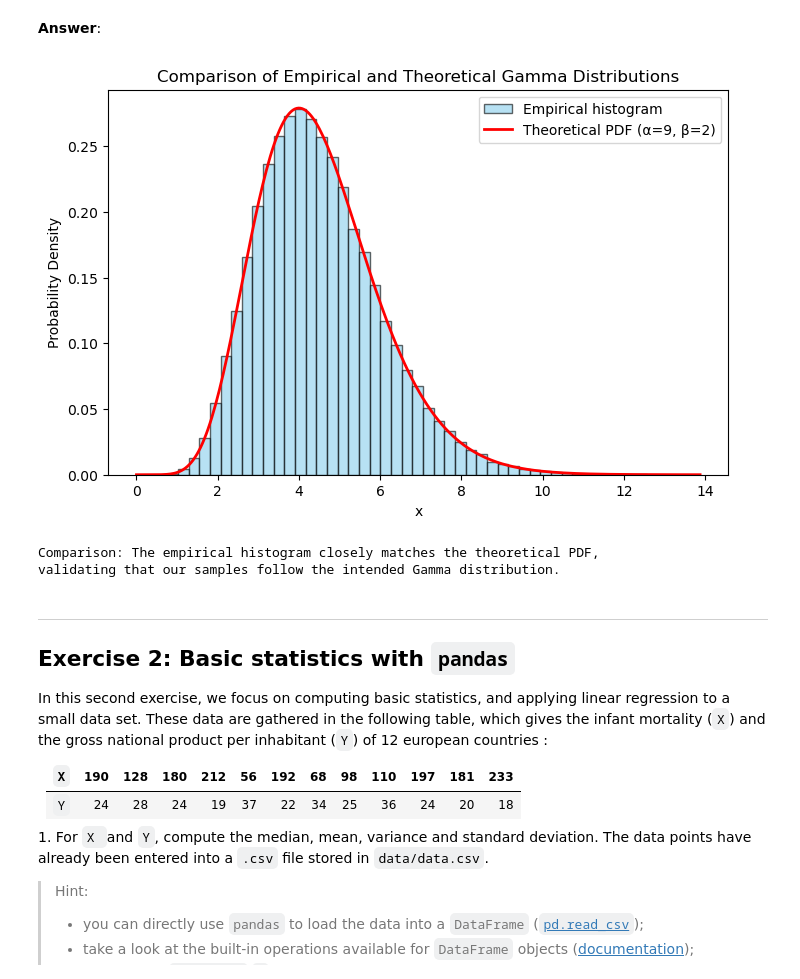
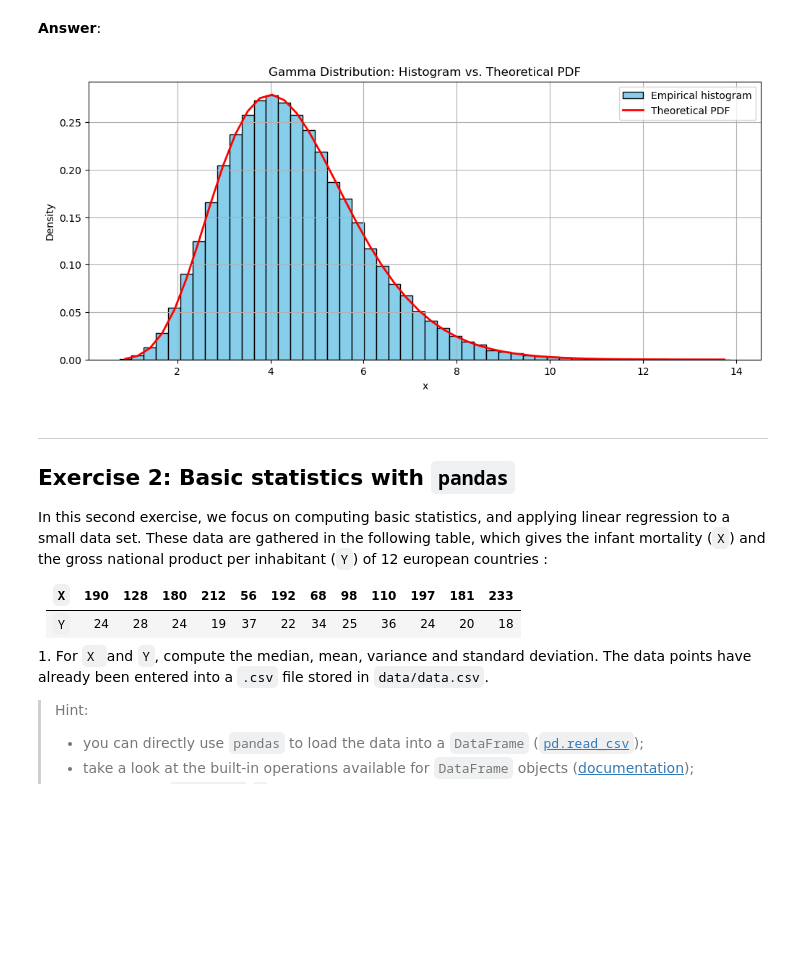
Before and after one commit to antoineamiel/python_sdia, a Jupyter notebook: Labs/Lab2/lab2.ipynb, the cells around one changed output. Drawn from its saved outputs; the diff is of its cells as text; code cells hidden in the pictures; blank space fills up the shorter version.

```diff
--- a/Labs/Lab2/lab2.ipynb
+++ b/Labs/Lab2/lab2.ipynb
@@ -139,35 +128,36 @@ plt.show()
 > - return the bins in which the histogram is computed, and evaluate the pdf on those points.
 # %% [markdown]
 **Answer**:
-# %%
-import matplotlib.pyplot as plt
-
-# Create new figure
-plt.figure(figsize=(8,5))
-
-# Plot histogram
-plt.hist(samples, bins=50, density=True, alpha=0.6, color="skyblue", edgecolor="black", label="Empirical histogram")
-
-# Plot theoretical PDF
-plt.plot(x, pdf, "r-", lw=2, label=f"Theoretical PDF (α={alpha}, β={beta})")
-
-# Labels & title
-plt.title("Comparison of Empirical and Theoretical Gamma Distributions")
-plt.xlabel("x")
-plt.ylabel("Probability Density")
-plt.legend()
-
-# Save figure
-plt.savefig("gamma_distribution.png", dpi=300, bbox_inches='tight')
-plt.show()
-
-# Brief comparison comment
-print("\nComparison: The empirical histogram closely matches the theoretical PDF,")
-print("validating that our samples follow the intended Gamma distribution.")
-# %% [output]
-[figure, removed]
-Comparison: The empirical histogram closely matches the theoretical PDF,
-validating that our samples follow the intended Gamma distribution.
+# %%
+from scipy.stats import gamma
+
+rng = np.random.default_rng(42)
+samples = rng.gamma(shape=alpha, scale=scale, size=n_samples)
+
+plt.figure(figsize=(12, 5))
+count, bins, _ = plt.hist(
+    samples,
+    bins=50,
+    density=True,
+    color="skyblue",
+    edgecolor="black",
+    label="Empirical histogram"
+)
+
+bin_centers = 0.5 * (bins[1:] + bins[:-1])
+pdf_vals = gamma.pdf(bin_centers, a=alpha, scale=scale)
+
+plt.plot(bin_centers, pdf_vals, "r-", lw=2, label="Theoretical PDF")
+plt.title("Gamma Distribution: Histogram vs. Theoretical PDF")
+plt.xlabel("x")
+plt.ylabel("Density")
+plt.legend()
+plt.grid(True)
+
+plt.savefig("gamma_histogram_vs_pdf.png", dpi=300)
+plt.show()
+# %% [output]
+[figure, added]
 # %% [markdown]
 ---
 ## <a name="ex2">Exercise 2: Basic statistics with `pandas`</a>
```
Also changed, not shown: parts of 10 cells of this notebook, 3 other files.
